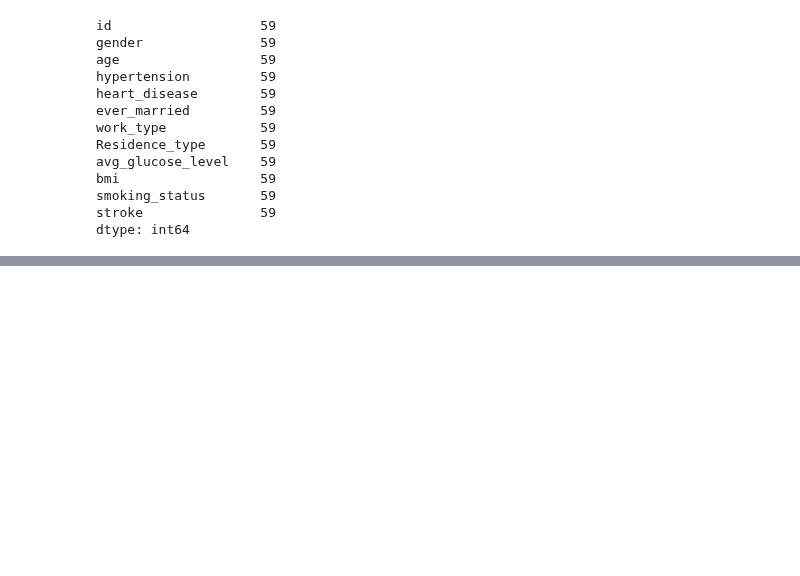
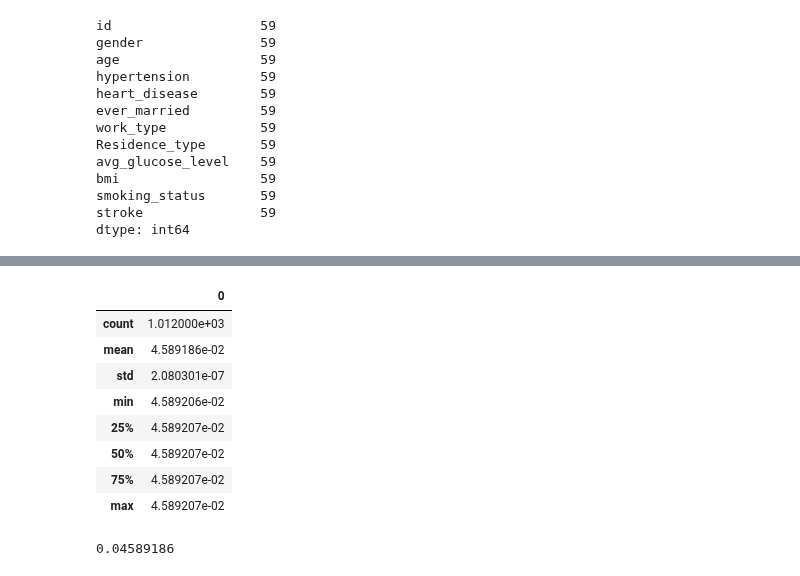
Before and after one commit to ksydata/DataAnalysis-with-Kaggle-Dacon, a Jupyter notebook: prob3_code.ipynb, the cells around one changed output, grey strips where cells are left out. Saved outputs shown, nothing was run; the diff lists cells and outputs as text; code cells hidden in the pictures; blank space fills up the shorter version.

```diff
--- a/prob3_code.ipynb
+++ b/prob3_code.ipynb
@@ -397,0 +519,18 @@ stroke
+# %%
+y_pred = pd.DataFrame(y_pred)
+# %%
+y_pred.describe()
+# %% [output]
+|  | 0 |
+| count | 1.012000e+03 |
+| mean | 4.589186e-02 |
+| std | 2.080301e-07 |
+| min | 4.589206e-02 |
+| 25% | 4.589207e-02 |
+| 50% | 4.589207e-02 |
+| 75% | 4.589207e-02 |
+| max | 4.589207e-02 |
+# %%
+4.589186e-02
+# %% [output]
+0.04589186
```
Also changed, not shown: parts of 69 cells of this notebook.
